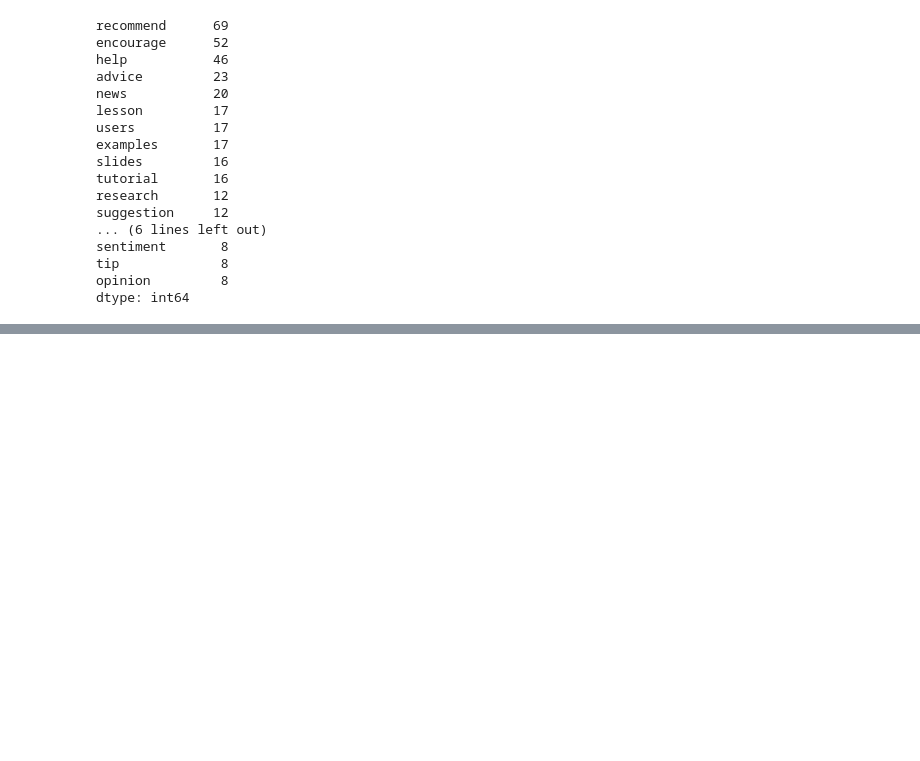
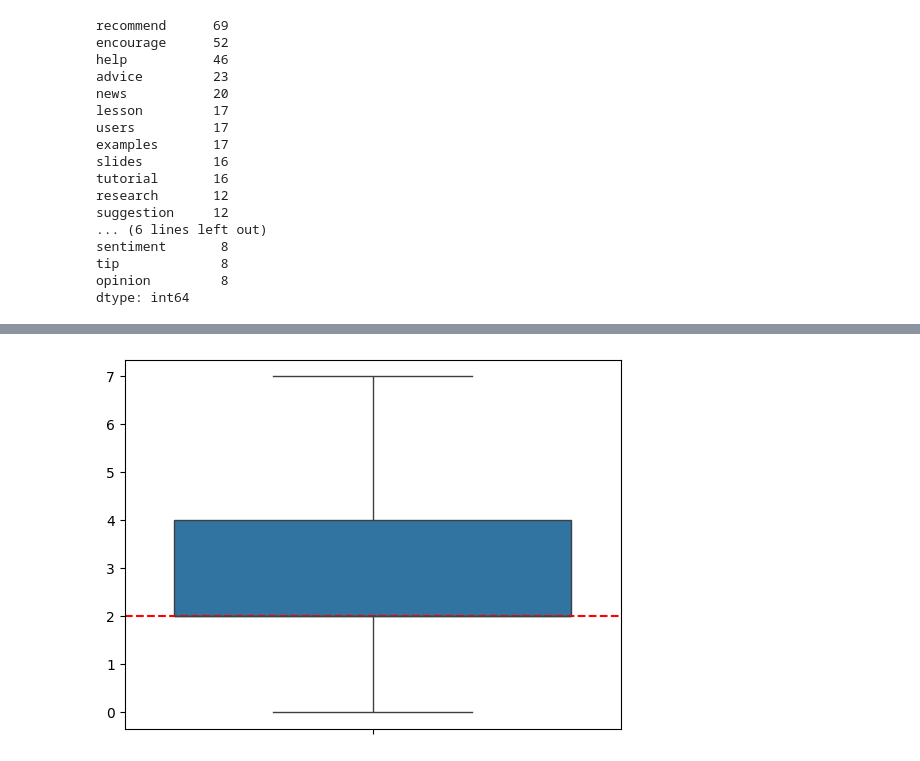
Before and after one commit to Clara-Lyngeraa/DA-Terms, a Jupyter notebook: Assignment_1.ipynb, the cells around one changed output, grey strips where cells are left out. Cells and saved outputs as stored; diff of their text form; code cells hidden in the pictures; blank space fills up the shorter version.

```diff
--- a/Assignment_1.ipynb
+++ b/Assignment_1.ipynb
@@ -50,0 +119,7 @@ term_totals.plot(kind='bar', figsize=(10, 6))
+# %%
+# What is the distribution of the number of terms per document with the median?
+sns.boxplot(data=doc_totals)
+plt.axhline(y=doc_totals.median(), color='red', linestyle='--')
+plt.show()
+# %% [output]
+[figure, added]
```
Also changed, not shown: parts of 11 cells of this notebook, 1 other file.
